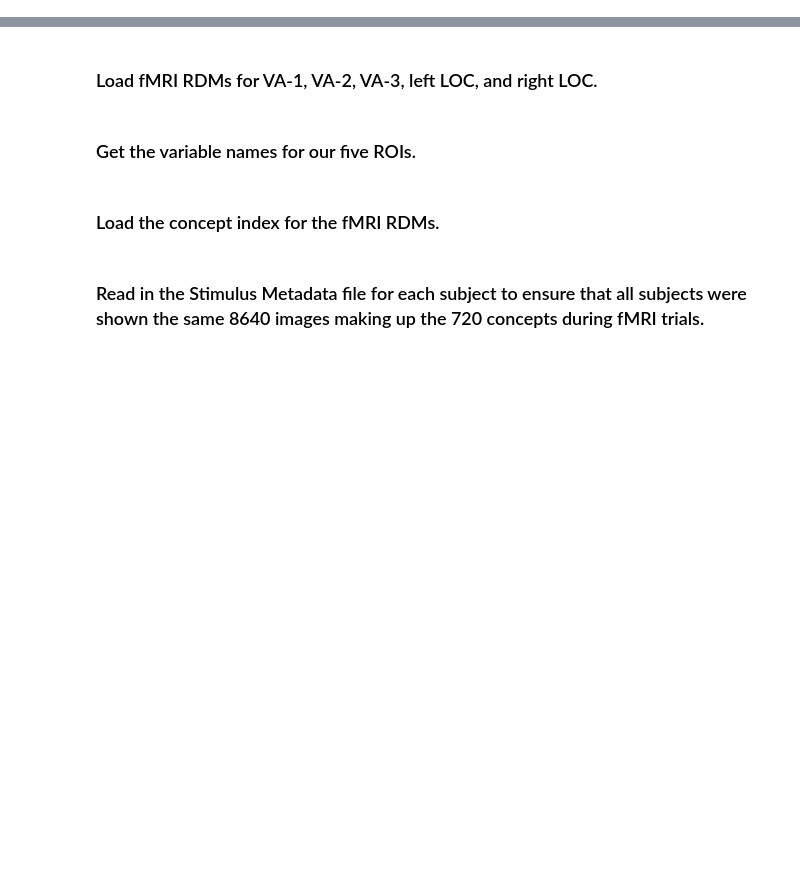
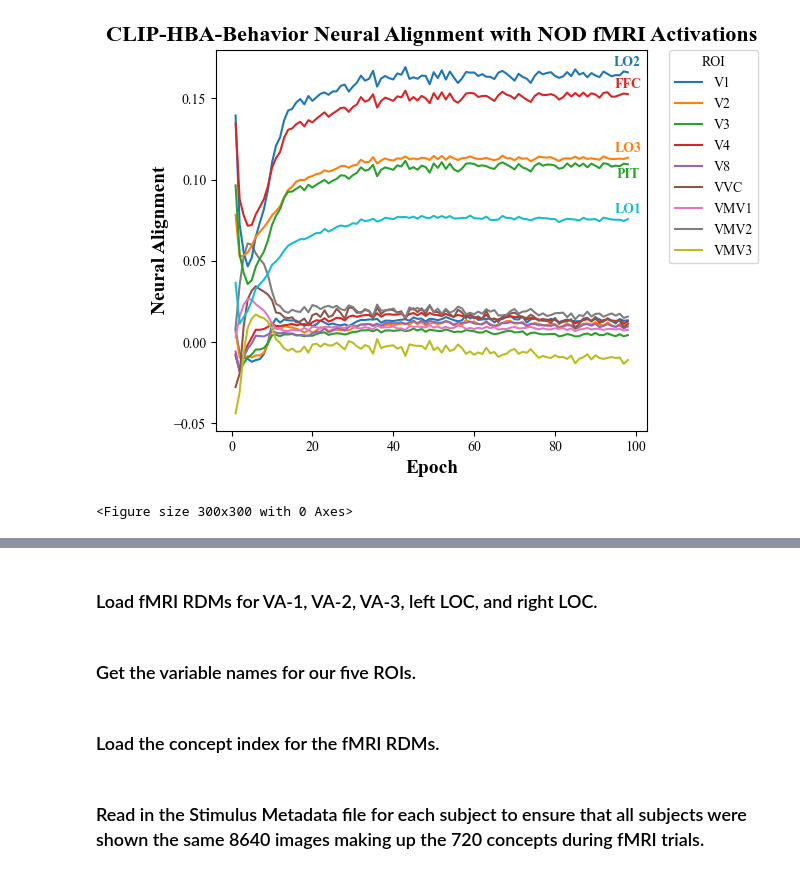
Before and after one commit to marrenj/cvpr_perturbations, a Jupyter notebook: clip_hba_behavior/analysis/neural_alignment_analyses.ipynb, the cells around one changed output, grey strips where cells are left out. Drawn from its saved outputs; the diff is of its cells as text; code cells hidden in the pictures; blank space fills up the shorter version.

```diff
--- a/clip_hba_behavior/analysis/neural_alignment_analyses.ipynb
+++ b/clip_hba_behavior/analysis/neural_alignment_analyses.ipynb
@@ -1 +9,3 @@
+# %%
+plt.rcParams['font.family'] = 'Times New Roman'
 # %% [markdown]
@@ -2,0 +375,9 @@
+# %%
+# for each last layer embedding, group by the 'category' column and take the mean of the embeddings for each category
+for epoch_number in baseline_hba_last_layer_embeddings:
+    # remove the 'image' column that contains the image names
+    baseline_hba_last_layer_embeddings[epoch_number] = baseline_hba_last_layer_embeddings[epoch_number].drop(columns=['image'])
+    # group by the 'category' column and take the mean of the embeddings for each category
+    baseline_hba_last_layer_embeddings[epoch_number] = baseline_hba_last_layer_embeddings[epoch_number].groupby('category').mean()
+
+print(baseline_hba_last_layer_embeddings[1].shape)
@@ -2,0 +488,5 @@
+# %%
+# load baseline_brain_rsa_results.csv
+rho_results_df = pd.read_csv('baseline_brain_rsa_results.csv')
+
+print(rho_results_df)
@@ -2,0 +508,58 @@
+# %%
+# Plot rho vs epoch for each ROI on the same figure with different colors
+import matplotlib.pyplot as plt
+
+roi_order = ['V1', 'V2', 'V3', 'V4', 'V8', 'VVC', 'VMV1', 'VMV2', 'VMV3', 'LO1', 'LO2', 'LO3', 'PIT', 'FFC']
+roi_text_labels = {'LO1', 'LO2', 'LO3', 'PIT', 'FFC'}
+
+# For ROIs not to be shown in legend, we'll collect handles and labels separately
+handles = []
+labels = []
+
+label_y_offset = 0.002  # Amount to nudge label above endpoint
+
+for idx, roi in enumerate(roi_order):
+    if roi in rho_results_df['roi'].unique():
+        roi_df = rho_results_df[rho_results_df['roi'] == roi]
+        # Plot the line for this ROI, but only include in legend if not in roi_text_labels
+        if roi in roi_text_labels:
+            handle, = plt.plot(roi_df['epoch'], roi_df['rho'], linestyle='-')
+        else:
+            handle, = plt.plot(roi_df['epoch'], roi_df['rho'], linestyle='-', label=roi)
+            handles.append(handle)
+            labels.append(roi)
+        # Only add text labels for selected ROIs
+        if roi in roi_text_labels and not roi_df.empty:
+            x = roi_df['epoch'].iloc[-1]
+            y = roi_df['rho'].iloc[-1]
+            if roi == "PIT":
+                # Put PIT 0.002 below the endpoint
+                y_pos = y - 0.002
+                va = "top"
+            else:
+                # Default: label above
+                y_pos = y + label_y_offset
+                va = "bottom"
+            plt.text(
+                x,                     # directly above the last point's epoch
+                y_pos,                 # nudge upward or downward for clarity
+                roi,
+                color=handle.get_color(),
+                va=va,                 # position label just above/below the marker
+                ha='center',
+                fontsize=10,
+                fontweight='bold',
+                bbox=dict(facecolor='white', edgecolor='none', pad=0.2, alpha=0.7)
+            )
+
+plt.xlabel('Epoch', fontweight='bold', fontsize=14)
+plt.ylabel('Neural Alignment', fontweight='bold', fontsize=14)
+plt.title('CLIP-HBA-Behavior Neural Alignment with NOD fMRI Activations', fontweight='bold', fontsize=16)
+if handles and labels:
+    plt.legend(handles, labels, title='ROI', bbox_to_anchor=(1.05, 1), loc='upper left', borderaxespad=0.)
+plt.tight_layout()
+plt.show()
+plt.gcf().set_size_inches(3, 3)
+# %% [output]
+[figure, added]
+<Figure size 300x300 with 0 Axes>
```
Also changed, not shown: parts of 43 cells of this notebook, 12 other files.
